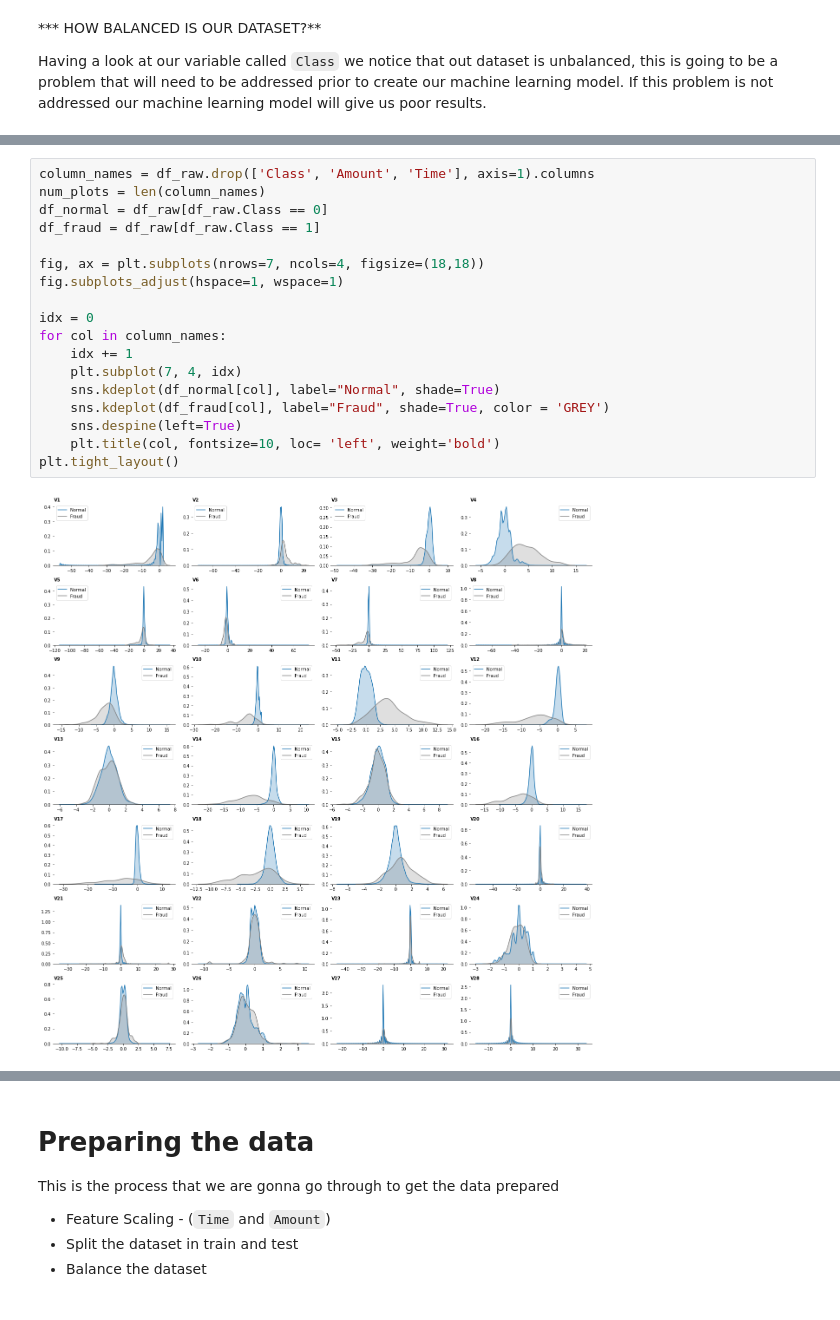
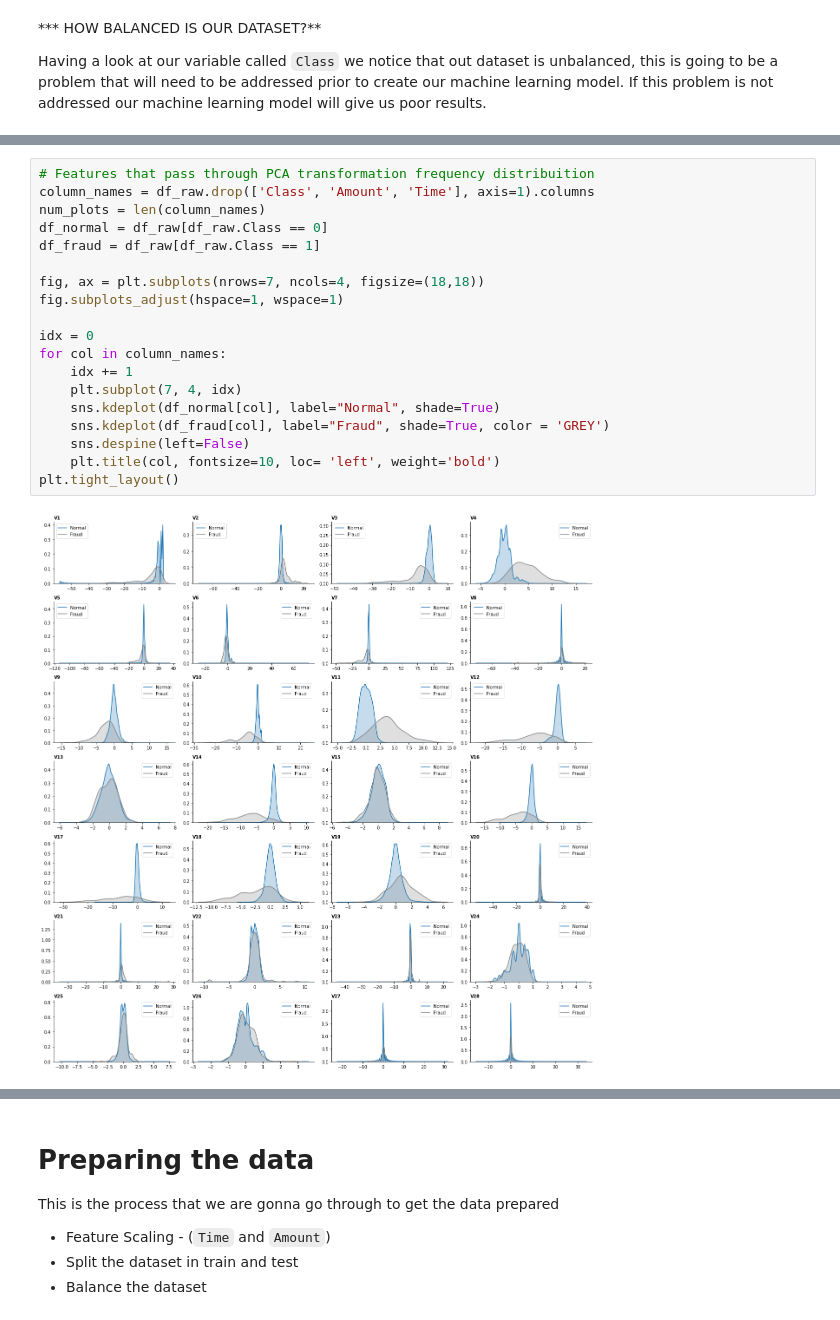
Before and after one commit to glauciodrumond/Data_Science_Projects, a Jupyter notebook: Project_Credit_Card_Fraude_Detection.ipynb, the cells around one changed output, grey strips where cells are left out. Drawn from its saved outputs; the diff is of its cells as text.

```diff
--- a/Project_Credit_Card_Fraude_Detection.ipynb
+++ b/Project_Credit_Card_Fraude_Detection.ipynb
@@ -222,20 +219,21 @@ plt.tight_layout();
 # %%
+# Features that pass through PCA transformation frequency distribuition
 column_names = df_raw.drop(['Class', 'Amount', 'Time'], axis=1).columns
 num_plots = len(column_names)
 df_normal = df_raw[df_raw.Class == 0]
 df_fraud = df_raw[df_raw.Class == 1]
 
 fig, ax = plt.subplots(nrows=7, ncols=4, figsize=(18,18))
 fig.subplots_adjust(hspace=1, wspace=1)
 
 idx = 0
 for col in column_names:
     idx += 1
     plt.subplot(7, 4, idx)
     sns.kdeplot(df_normal[col], label="Normal", shade=True)
     sns.kdeplot(df_fraud[col], label="Fraud", shade=True, color = 'GREY')
-    sns.despine(left=True)
+    sns.despine(left=False)
     plt.title(col, fontsize=10, loc= 'left', weight='bold')
 plt.tight_layout()
 # %% [output]
-[figure, old version]
+[figure, new version]
```
Also changed, not shown: parts of 32 cells of this notebook.
